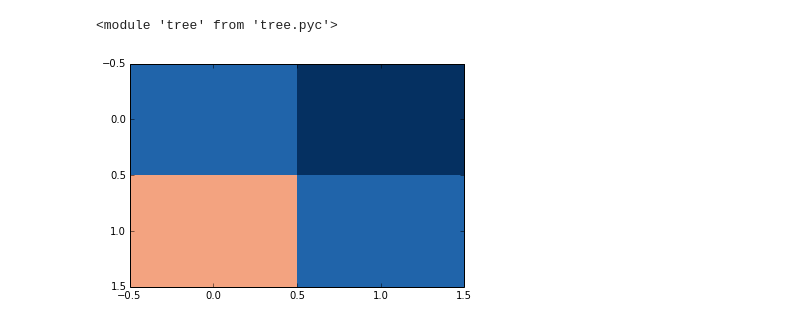
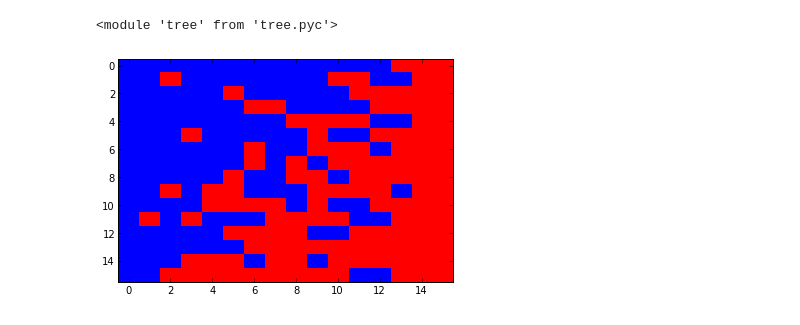
Before and after one commit to hgfalling/pyquest_work, a Jupyter notebook: recon_tiling.ipynb, the cells around one changed output. Saved outputs shown, nothing was run; the diff lists cells and outputs as text; code cells hidden in the pictures.

```diff
--- a/recon_tiling.ipynb
+++ b/recon_tiling.ipynb
@@ -14,32 +14,38 @@ reload(tree)
 # %% [output]
 <module 'tree' from 'tree.pyc'>
 # %%
-n=2
-data_type = 4 #0=str,1=vertsplit,2=horsplit,3=random
+n=16
+data_type = 3 #0=str,1=vertsplit,2=horsplit,3=random
 
 data = np.zeros([n,n],np.float)
 
 if data_type == 0:
     data[0:2,0:2] = 0.25
     data[2:4,0:4] = 0.75
     data[0,2:4] = 1.0
     data[1,2:4] = 0.25
     data[2:4,2:4] = 0.75
 elif data_type == 1:
     data[:,n/2:n] = 1.0
 elif data_type == 2:
     data[n/2:n,:] = 1.0
 elif data_type == 3:
-    data = np.random.rand(n,n)
+    people_averages = np.random.normal(0.25,0.25,n)
+    question_averages = np.random.normal(0.25,0.25,n)
+    data = np.ones([n,n],np.float)*(np.random.rand(n,n) < (np.add.outer(people_averages,question_averages)))
 elif data_type == 4:
     data[0,0:1] = 0.1
     data[1,0] = 0.7
     data[1,1] = 0.1
 
+row_order = data.sum(axis=1).argsort()
+col_order = data.sum(axis=0).argsort()
+data = data[row_order,:][:,col_order]
+
 data = data*2.0 - 1.0
-cplot(data)
+cplot(data*1.01)
 # %% [output]
-[figure, old version]
+[figure, new version]
 # %%
 t = tree.dyadic_tree(int(np.log2(n)+0.01))
 rhb, row_parents = haar.compute_haar(t,True)
```
Also changed, not shown: parts of 21 cells of this notebook, 1 other file.
